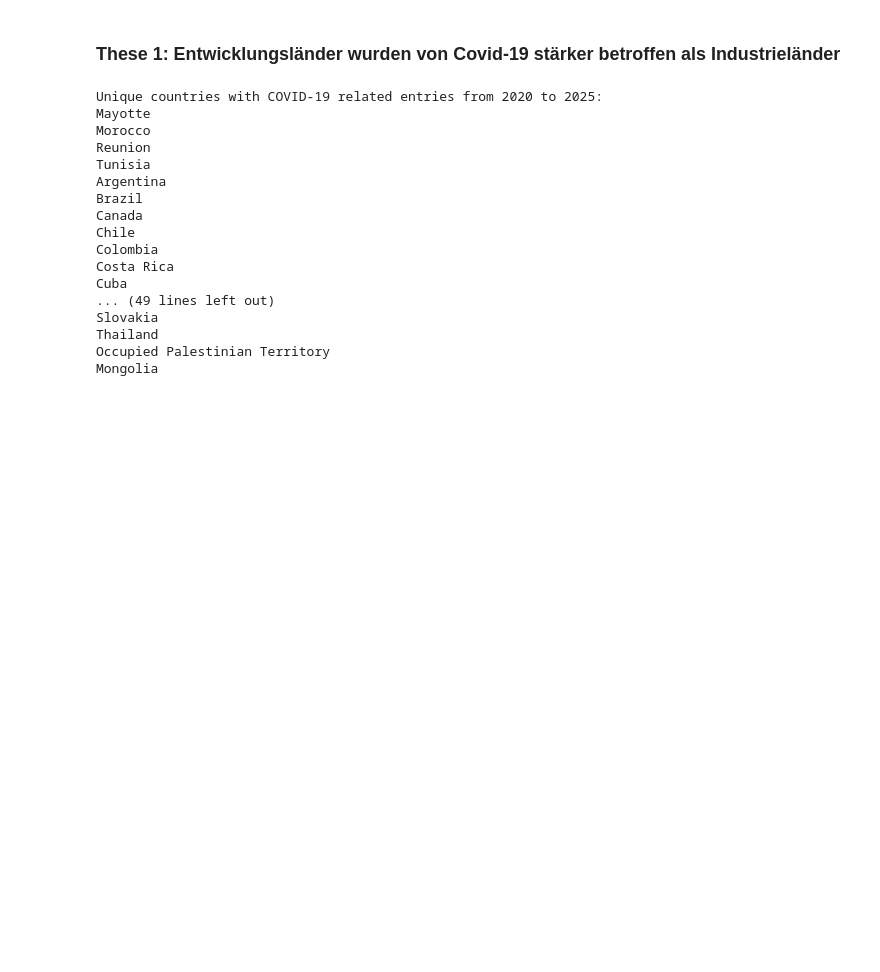
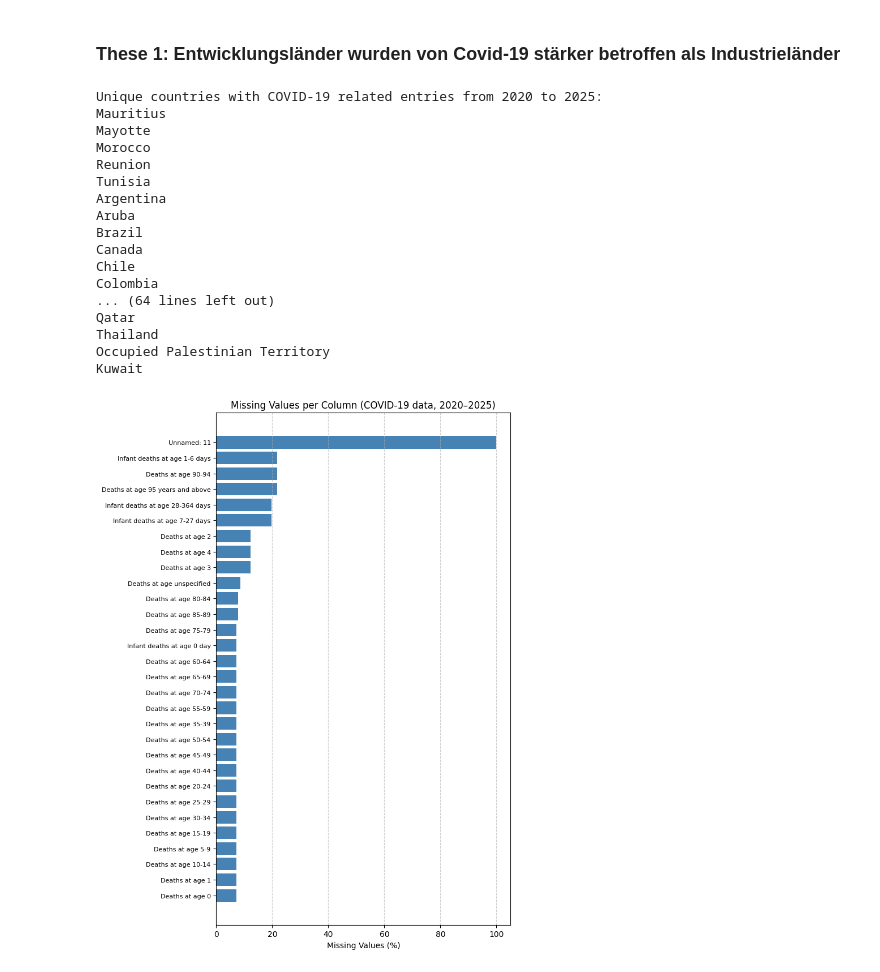
Before and after one commit to ihringerlinus/WHO_Mortality_Database, a Jupyter notebook: These1.ipynb, the cells around one changed output. Saved outputs shown, nothing was run; the diff lists cells and outputs as text; code cells hidden in the pictures; blank space fills up the shorter version.

Commit message:
these covid

```diff
--- a/These1.ipynb
+++ b/These1.ipynb
@@ -11,7 +11,7 @@ df = pd.read_csv('Data_Files\\base_data104_with_lookup.csv')
 df_2020_2025 = df[(df['Year'] >= 2020) & (df['Year'] <= 2025)]
 
 # Filter für COVID-19-bezogene Einträge
-covid_filter = df_2020_2025[df_2020_2025['Cause'].str.contains('COVID-19, virus not identified', case=False, na=False)]
+covid_filter = df_2020_2025[df_2020_2025['Cause'].str.contains('COVID-19, virus identified', case=False, na=False)]
 
 # list all unique countries in the dataset
 unique_countries = covid_filter['Country'].unique()
@@ -21,19 +21,41 @@ for country in unique_countries:
     print(country)
 # %% [output]
 Unique countries with COVID-19 related entries from 2020 to 2025:
+Mauritius
 Mayotte
 Morocco
 Reunion
 Tunisia
 Argentina
+Aruba
 Brazil
 Canada
 Chile
 Colombia
-Costa Rica
-Cuba
-... (49 lines left out)
-Slovakia
+... (64 lines left out)
+Qatar
 Thailand
 Occupied Palestinian Territory
-Mongolia
+Kuwait
+# %%
+## Missig values analysieren
+# Sortierte, besser lesbare Missing Values Grafik
+missing_values = covid_filter.isnull().sum()
+missing_percent = (missing_values / len(covid_filter)) * 100
+
+# Nur Spalten mit fehlenden Werten anzeigen
+missing_percent = missing_percent[missing_percent > 0].sort_values(ascending=True)
+
+plt.figure(figsize=(8, 10))
+plt.barh(missing_percent.index, missing_percent, color='steelblue')
+plt.xlabel('Missing Values (%)')
+plt.title('Missing Values per Column (COVID-19 data, 2020–2025)')
+plt.grid(axis='x', linestyle='--', alpha=0.6)
+plt.tight_layout()
+
+# Kürzere Achsenbeschriftung für lange Spaltennamen
+plt.yticks(fontsize=8)
+
+plt.show()
+# %% [output]
+[figure, added]
```
Also changed, not shown: parts of 5 cells of this notebook.
